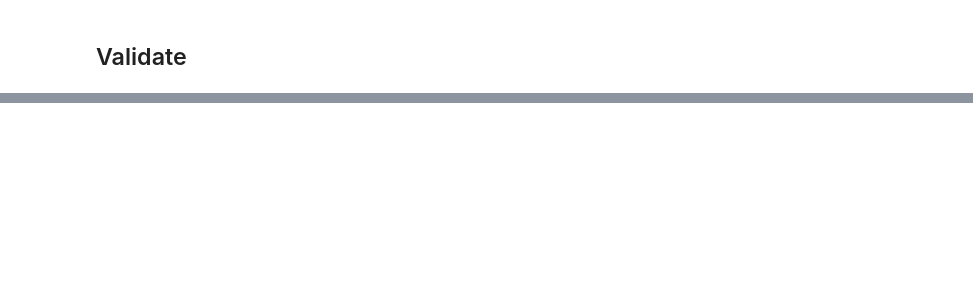
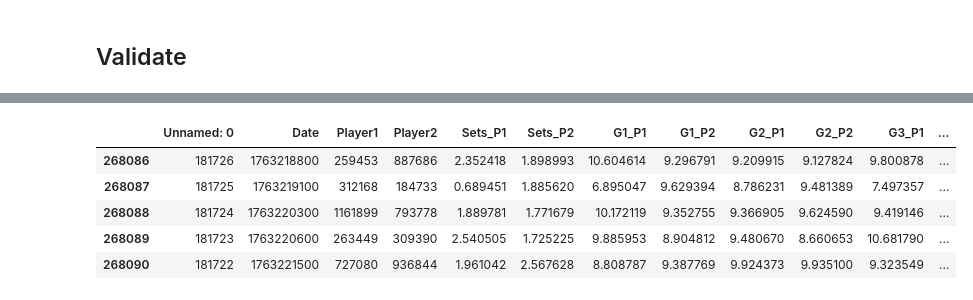
Before and after one commit to forbesjon2/NFL, a Jupyter notebook: TTennisGradientBoost.ipynb, the cells around one changed output, grey strips where cells are left out. Saved outputs shown, nothing was run; the diff lists cells and outputs as text; code cells hidden in the pictures; blank space fills up the shorter version.

```diff
--- a/TTennisGradientBoost.ipynb
+++ b/TTennisGradientBoost.ipynb
@@ -884,0 +1072,7 @@ Actual: ---- 2025-11-11 17:10:00 Ondrej Knazik vs Jaroslav Dohnal - Tuesday 5:10
+# %%
+from PredictClass import PredictClass
+import pandas as pd
+pd.set_option('display.max_columns', None)
+pd.set_option('display.max_rows', None)
+predictClass = PredictClass()
+predictClass.predict(1000)
@@ -884,0 +1098,10 @@ Actual: ---- 2025-11-11 17:10:00 Ondrej Knazik vs Jaroslav Dohnal - Tuesday 5:10
+# %%
+g5_df = pd.read_csv("./ttennisData/gen/TTCupSliding10_100_15.csv", index_col=False, low_memory=False)
+g5_df.tail()
+# %% [output]
+|  | Unnamed: 0 | Date | Player1 | Player2 | Sets_P1 | Sets_P2 | G1_P1 | G1_P2 | G2_P1 | G2_P2 | G3_P1 | ... |
+| 268086 | 181726 | 1763218800 | 259453 | 887686 | 2.352418 | 1.898993 | 10.604614 | 9.296791 | 9.209915 | 9.127824 | 9.800878 | ... |
+| 268087 | 181725 | 1763219100 | 312168 | 184733 | 0.689451 | 1.885620 | 6.895047 | 9.629394 | 8.786231 | 9.481389 | 7.497357 | ... |
+| 268088 | 181724 | 1763220300 | 1161899 | 793778 | 1.889781 | 1.771679 | 10.172119 | 9.352755 | 9.366905 | 9.624590 | 9.419146 | ... |
+| 268089 | 181723 | 1763220600 | 263449 | 309390 | 2.540505 | 1.725225 | 9.885953 | 8.904812 | 9.480670 | 8.660653 | 10.681790 | ... |
+| 268090 | 181722 | 1763221500 | 727080 | 936844 | 1.961042 | 2.567628 | 8.808787 | 9.387769 | 9.924373 | 9.935100 | 9.323549 | ... |
```
Also changed, not shown: parts of 24 cells of this notebook, 3 other files.
